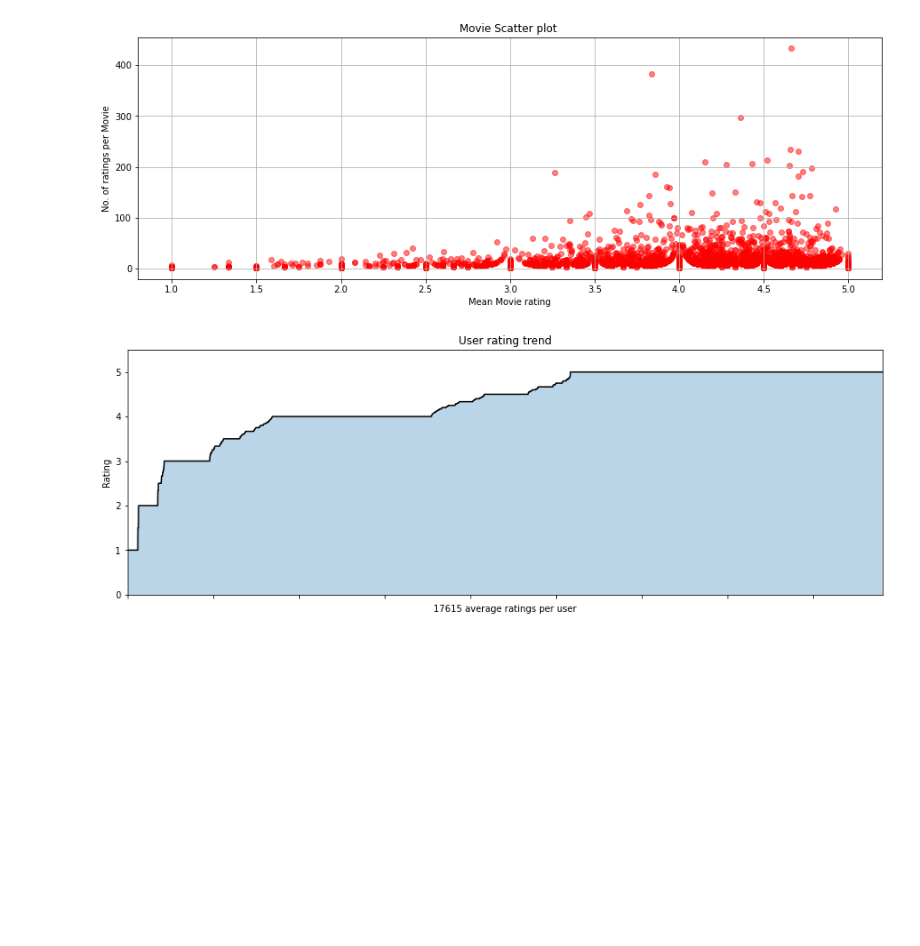
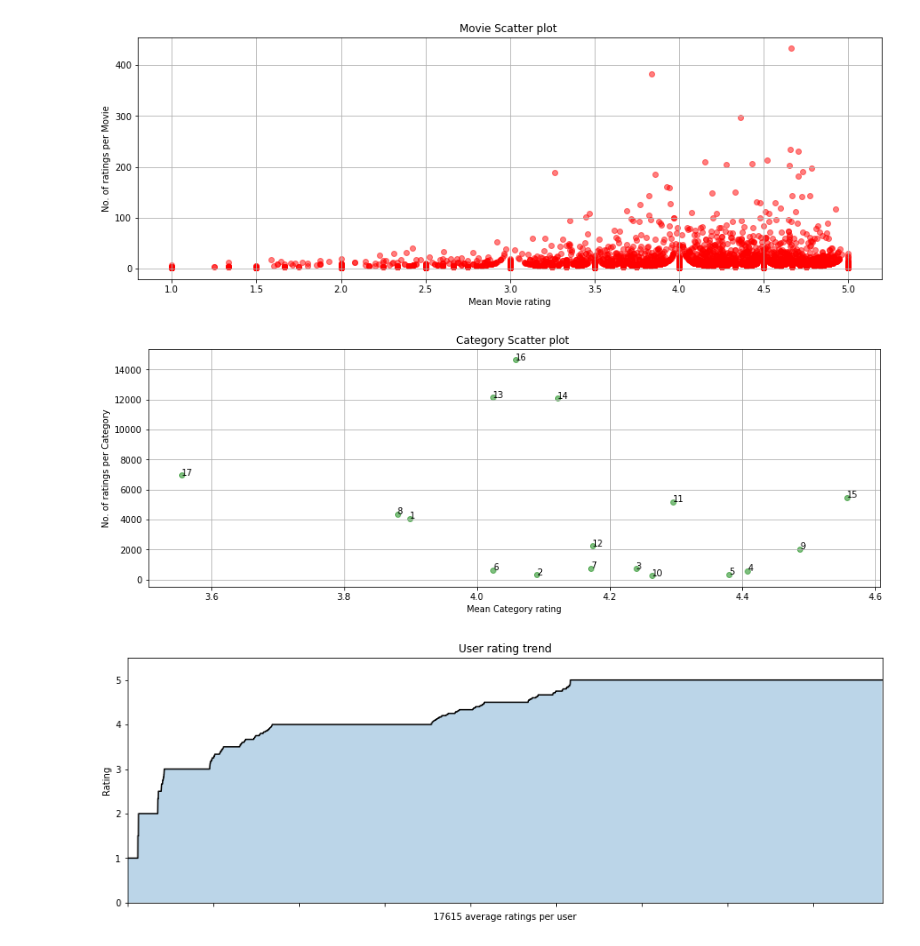
Before and after one commit to andres112/Social-Media-Analytics, a Jupyter notebook: Project/Optimized/test.ipynb, the cells around one changed output. Drawn from its saved outputs; the diff is of its cells as text; code cells hidden in the pictures; blank space fills up the shorter version.

```diff
--- a/Project/Optimized/test.ipynb
+++ b/Project/Optimized/test.ipynb
@@ -37,3 +79,19 @@ plots.scatterPlot(ratings, settings)
 # %% [output]
 [figure]
+# %%
+categories = pd.DataFrame(data_set.groupby('movie_categoryId')['movieRating'].mean())
+
+# quantity of movies per categorie
+categories['ratings_per_category'] = data_set.groupby('movie_categoryId')['movieId'].count()
+
+# Plot number of movies per categories
+plot_settings = {
+    'axisX':'movieRating',
+    'axisY': 'ratings_per_category',
+    'topic': 'Category',
+    'color':'green',
+    'labels': categories.index}
+plots.scatterPlot(categories, plot_settings)
+# %% [output]
+[figure, added]
 # %%
```
Also changed, not shown: parts of 14 cells of this notebook, 1 other file.
